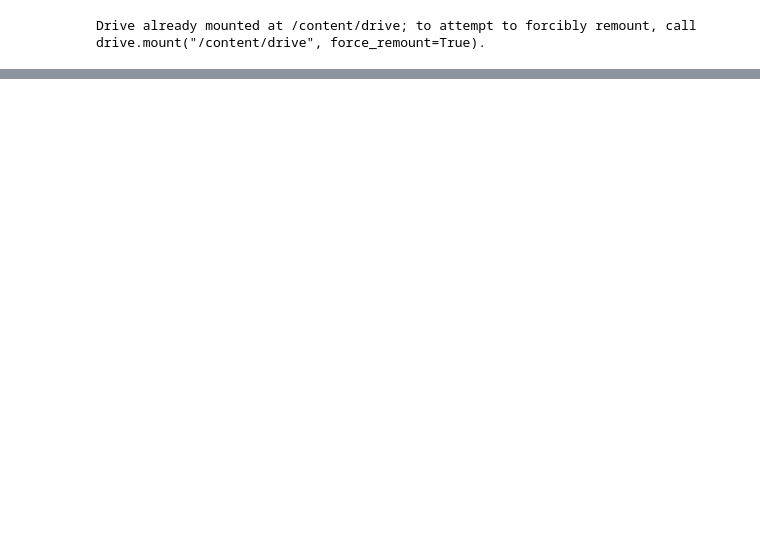
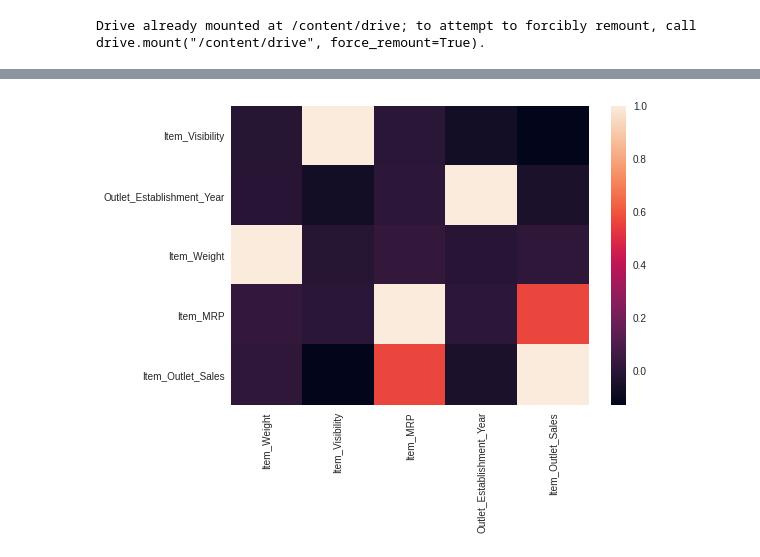
Before and after one commit to dylanahola/Food-Sales-Predictions, a Jupyter notebook: Sales_Predictions.ipynb, the cells around one changed output, grey strips where cells are left out. Cells and saved outputs as stored; diff of their text form; code cells hidden in the pictures; blank space fills up the shorter version.

```diff
--- a/Sales_Predictions.ipynb
+++ b/Sales_Predictions.ipynb
@@ -68,0 +219,5 @@ sales_df.fillna(weight_mean, inplace = True)
+# %%
+#I went through the inputs of the Item Fat Column and cleaned up the data. There were some spelling differences that produced seperate variables.
+sales_df['Item_Fat_Content'] = sales_df['Item_Fat_Content'].replace(['low fat'], 'Low Fat')
+sales_df['Item_Fat_Content'] = sales_df['Item_Fat_Content'].replace(['LF'], 'Low Fat')
+sales_df['Item_Fat_Content'] = sales_df['Item_Fat_Content'].replace(['reg'], 'Regular')
@@ -68,0 +250,5 @@ sales_df.fillna(weight_mean, inplace = True)
+# %%
+#I decided to take the sorted set of correlations and get a better look using a heatmap display.
+sns.heatmap(sales_df.corr().sort_values(by = ['Item_Outlet_Sales']));
+# %% [output]
+[figure, added]
```
Also changed, not shown: parts of 25 cells of this notebook.
